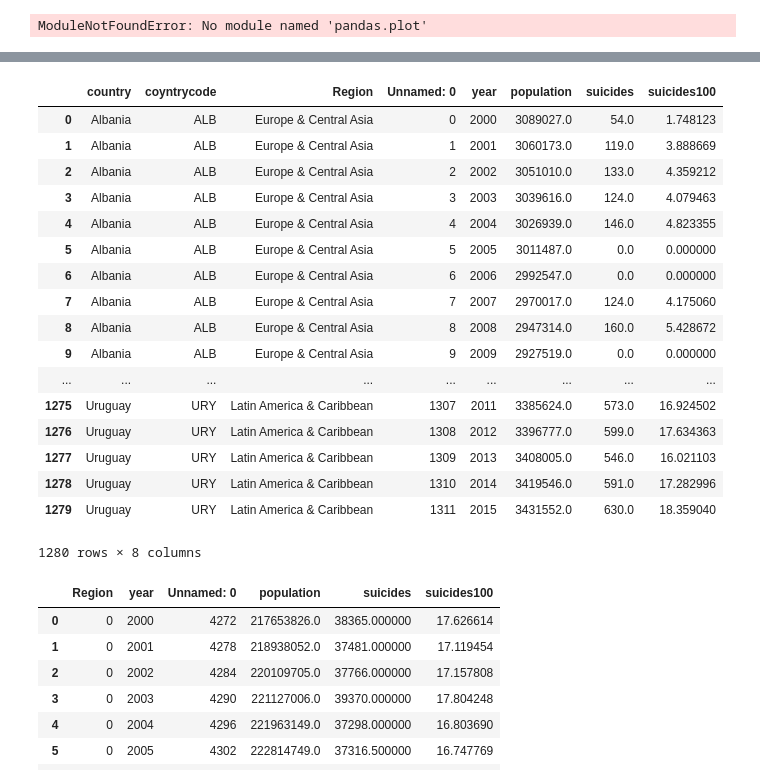
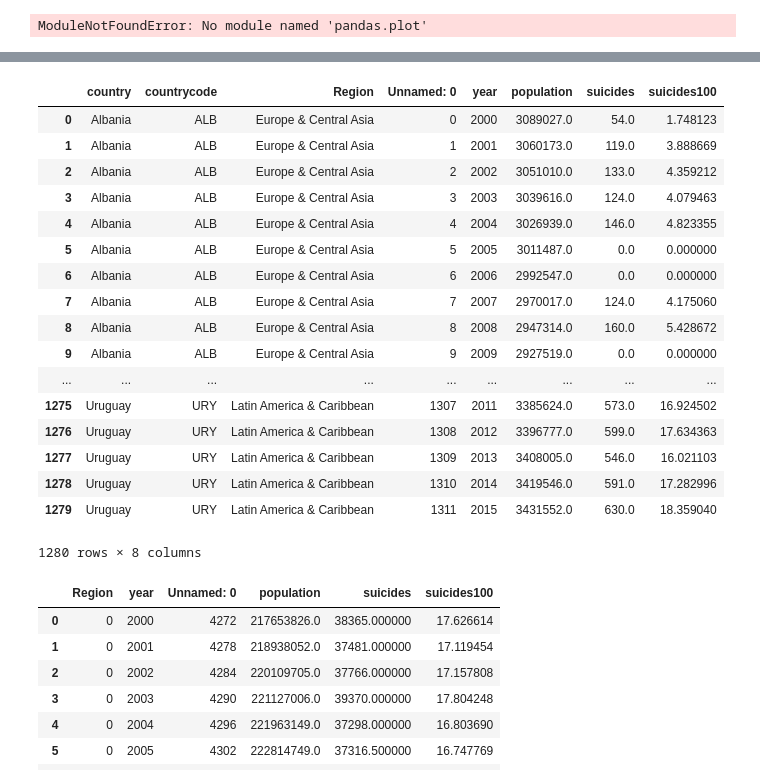
Before and after one commit to nicolas-sss/lp-project-hlnn-20191, a Jupyter notebook: jupyter files/SuicidioRegião.ipynb, the cells around one changed output, grey strips where cells are left out. Saved outputs shown, nothing was run; the diff lists cells and outputs as text; code cells hidden in the pictures.

```diff
--- a/jupyter files/SuicidioRegião.ipynb
+++ b/jupyter files/SuicidioRegião.ipynb
@@ -38,9 +38,9 @@ df2.rename(columns={'ShortName':'country','CountryCode':'coyntrycode'}, inplace=
 | 81 | URY | Uruguay | Uruguay | Oriental Republic of Uruguay | UY | Uruguayan peso | In 2011, the Central Bank revised... | Latin America & Caribbean | ... |
 82 rows × 31 columns
 # %%
-df_inner = pd.merge(df2[['country','coyntrycode','Region']], df, on='country', how='inner')
+df_inner = pd.merge(df2[['country','countrycode','Region']], df, on='country', how='inner')
 # %% [output]
-|  | country | coyntrycode | Region | Unnamed: 0 | year | population | suicides | suicides100 |
+|  | country | countrycode | Region | Unnamed: 0 | year | population | suicides | suicides100 |
 | 0 | Albania | ALB | Europe & Central Asia | 0 | 2000 | 3089027.0 | 54.0 | 1.748123 |
 | 1 | Albania | ALB | Europe & Central Asia | 1 | 2001 | 3060173.0 | 119.0 | 3.888669 |
 | 2 | Albania | ALB | Europe & Central Asia | 2 | 2002 | 3051010.0 | 133.0 | 4.359212 |
```
Also changed, not shown: parts of 1 cell of this notebook, 5 other files.
